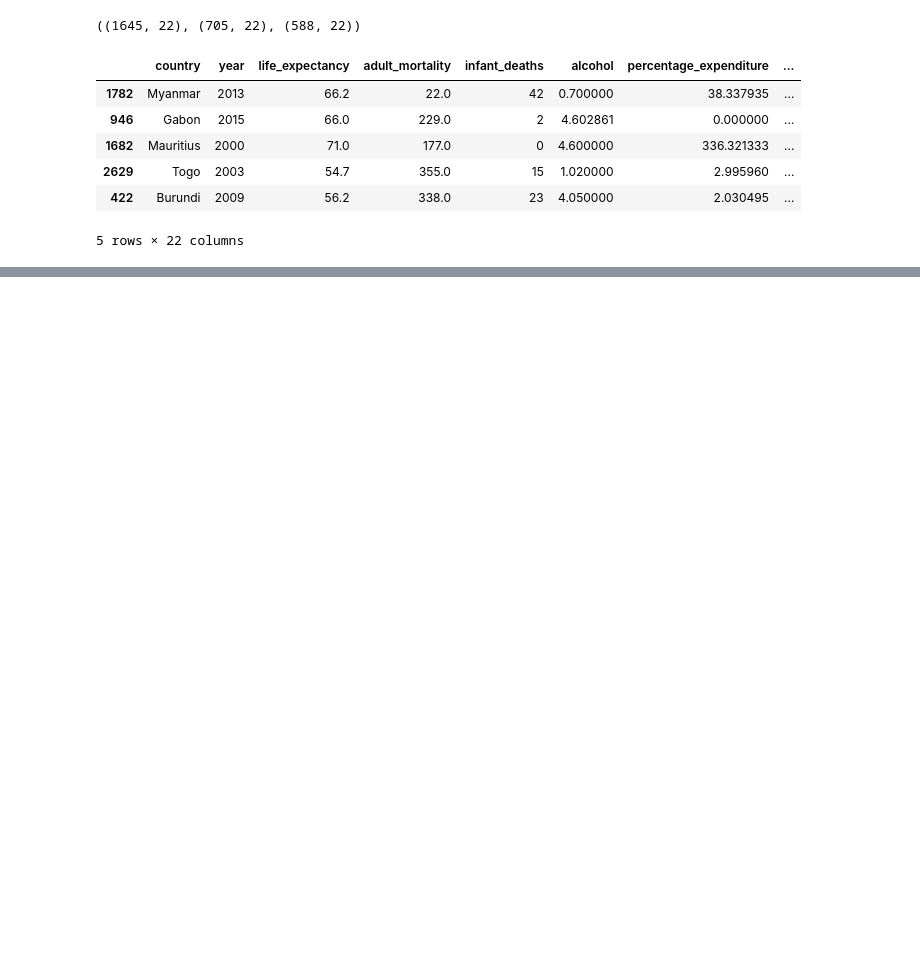
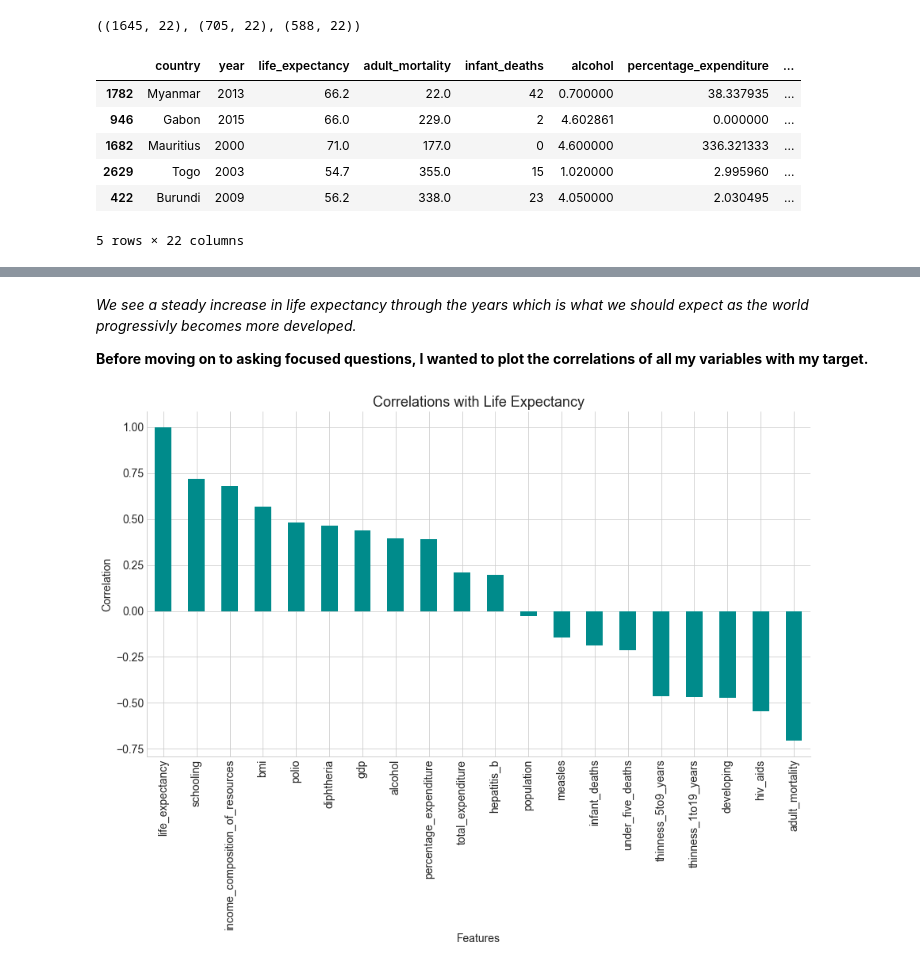
Before and after one commit to kristofer-rivera/predicting-life-expectancy, a Jupyter notebook: final_notebook.ipynb, the cells around one changed output, grey strips where cells are left out. Cells and saved outputs as stored; diff of their text form; code cells hidden in the pictures; blank space fills up the shorter version.

```diff
--- a/final_notebook.ipynb
+++ b/final_notebook.ipynb
@@ -126,0 +149,10 @@ train.head()
+# %% [markdown]
+*We see a steady increase in life expectancy through the years which is what we should expect as the world progressivly becomes more developed.*
+
+**Before moving on to asking focused questions, I wanted to plot the correlations of all my variables with my target.**
+# %%
+# Checking assessed_value correlation vs all variables
+
+ex.plot_correlations(train)
+# %% [output]
+[figure, added]
```
Also changed, not shown: parts of 10 cells of this notebook, 1 other file.
